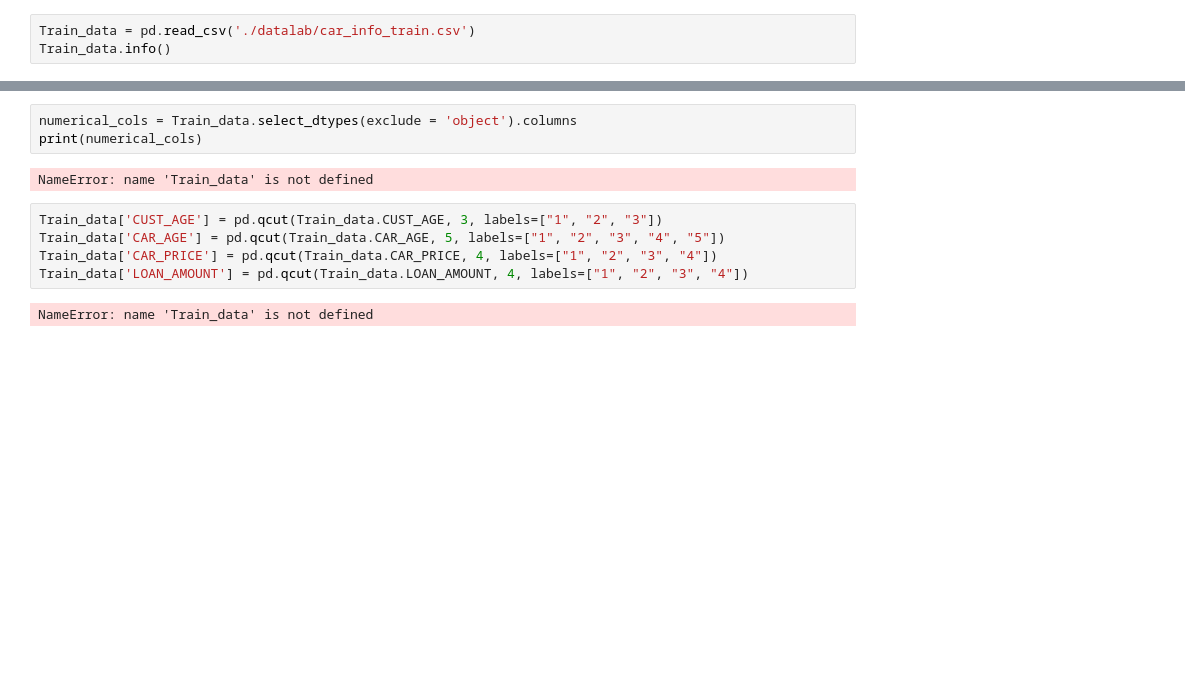
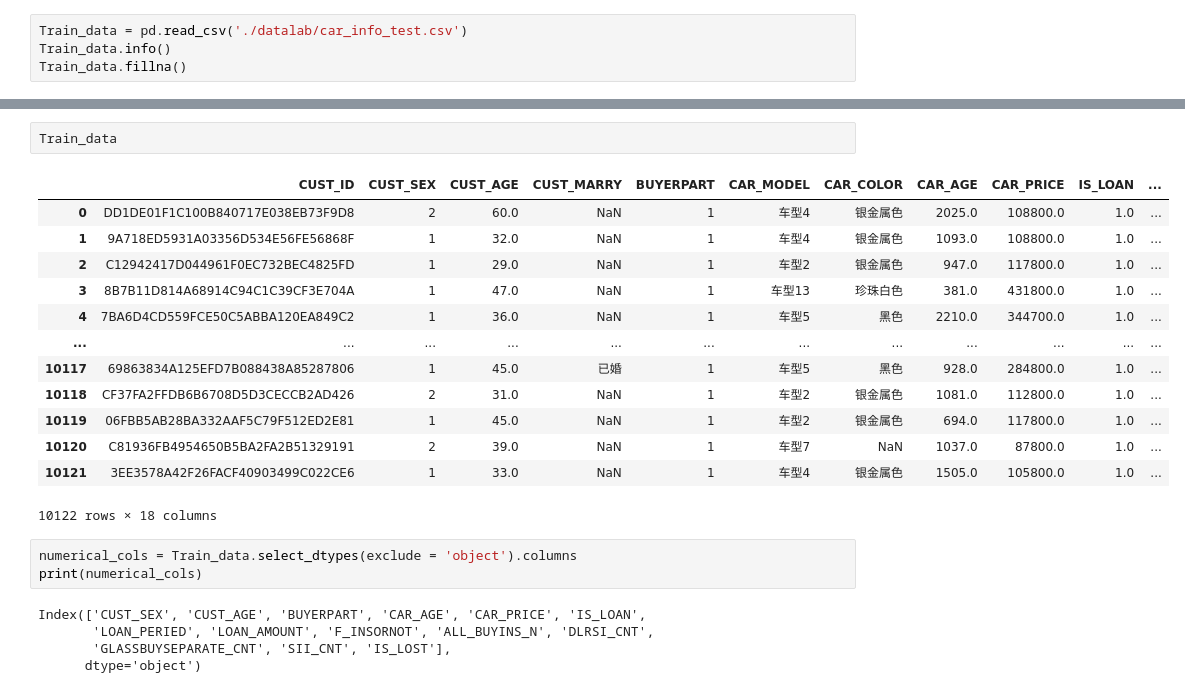
Before and after one commit to fralychen/TianchiData, a Jupyter notebook: 未命名.ipynb, the cells around one changed output, grey strips where cells are left out. Cells and saved outputs as stored; diff of their text form; blank space fills up the shorter version.

```diff
--- a/未命名.ipynb
+++ b/未命名.ipynb
@@ -12,4 +15,5 @@ import time
 # %%
-Train_data = pd.read_csv('./datalab/car_info_train.csv')
+Train_data = pd.read_csv('./datalab/car_info_test.csv')
 Train_data.info()
+Train_data.fillna()
 # %% [output]
@@ -17,12 +38,24 @@ FileNotFoundError: [Errno 2] File ./data/car_info_train.csv does not exist: './d
+# %%
+Train_data
+# %% [output]
+|  | CUST_ID | CUST_SEX | CUST_AGE | CUST_MARRY | BUYERPART | CAR_MODEL | CAR_COLOR | CAR_AGE | CAR_PRICE | IS_LOAN | ... |
+| 0 | DD1DE01F1C100B840717E038EB73F9D8 | 2 | 60.0 | NaN | 1 | 车型4 | 银金属色 | 2025.0 | 108800.0 | 1.0 | ... |
+| 1 | 9A718ED5931A03356D534E56FE56868F | 1 | 32.0 | NaN | 1 | 车型4 | 银金属色 | 1093.0 | 108800.0 | 1.0 | ... |
+| 2 | C12942417D044961F0EC732BEC4825FD | 1 | 29.0 | NaN | 1 | 车型2 | 银金属色 | 947.0 | 117800.0 | 1.0 | ... |
+| 3 | 8B7B11D814A68914C94C1C39CF3E704A | 1 | 47.0 | NaN | 1 | 车型13 | 珍珠白色 | 381.0 | 431800.0 | 1.0 | ... |
+| 4 | 7BA6D4CD559FCE50C5ABBA120EA849C2 | 1 | 36.0 | NaN | 1 | 车型5 | 黑色 | 2210.0 | 344700.0 | 1.0 | ... |
+| ... | ... | ... | ... | ... | ... | ... | ... | ... | ... | ... | ... |
+| 10117 | 69863834A125EFD7B088438A85287806 | 1 | 45.0 | 已婚 | 1 | 车型5 | 黑色 | 928.0 | 284800.0 | 1.0 | ... |
+| 10118 | CF37FA2FFDB6B6708D5D3CECCB2AD426 | 2 | 31.0 | NaN | 1 | 车型2 | 银金属色 | 1081.0 | 112800.0 | 1.0 | ... |
+| 10119 | 06FBB5AB28BA332AAF5C79F512ED2E81 | 1 | 45.0 | NaN | 1 | 车型2 | 银金属色 | 694.0 | 117800.0 | 1.0 | ... |
+| 10120 | C81936FB4954650B5BA2FA2B51329191 | 2 | 39.0 | NaN | 1 | 车型7 | NaN | 1037.0 | 87800.0 | 1.0 | ... |
+| 10121 | 3EE3578A42F26FACF40903499C022CE6 | 1 | 33.0 | NaN | 1 | 车型4 | 银金属色 | 1505.0 | 105800.0 | 1.0 | ... |
+10122 rows × 18 columns
 # %%
 numerical_cols = Train_data.select_dtypes(exclude = 'object').columns
 print(numerical_cols)
 # %% [output]
-NameError: name 'Train_data' is not defined
+Index(['CUST_SEX', 'CUST_AGE', 'BUYERPART', 'CAR_AGE', 'CAR_PRICE', 'IS_LOAN',
+       'LOAN_PERIED', 'LOAN_AMOUNT', 'F_INSORNOT', 'ALL_BUYINS_N', 'DLRSI_CNT',
+       'GLASSBUYSEPARATE_CNT', 'SII_CNT', 'IS_LOST'],
+      dtype='object')
-# %%
-Train_data['CUST_AGE'] = pd.qcut(Train_data.CUST_AGE, 3, labels=["1", "2", "3"])
-Train_data['CAR_AGE'] = pd.qcut(Train_data.CAR_AGE, 5, labels=["1", "2", "3", "4", "5"])
-Train_data['CAR_PRICE'] = pd.qcut(Train_data.CAR_PRICE, 4, labels=["1", "2", "3", "4"])
-Train_data['LOAN_AMOUNT'] = pd.qcut(Train_data.LOAN_AMOUNT, 4, labels=["1", "2", "3", "4"])
-# %% [output]
-NameError: name 'Train_data' is not defined
```
Also changed, not shown: parts of 11 cells of this notebook, 3 other files.
